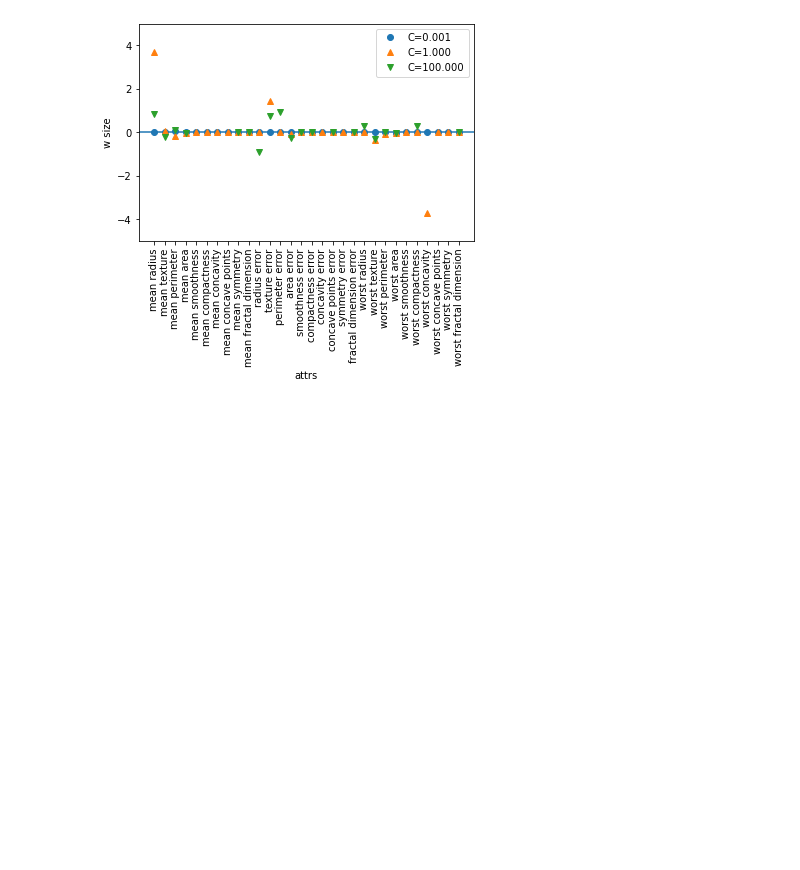
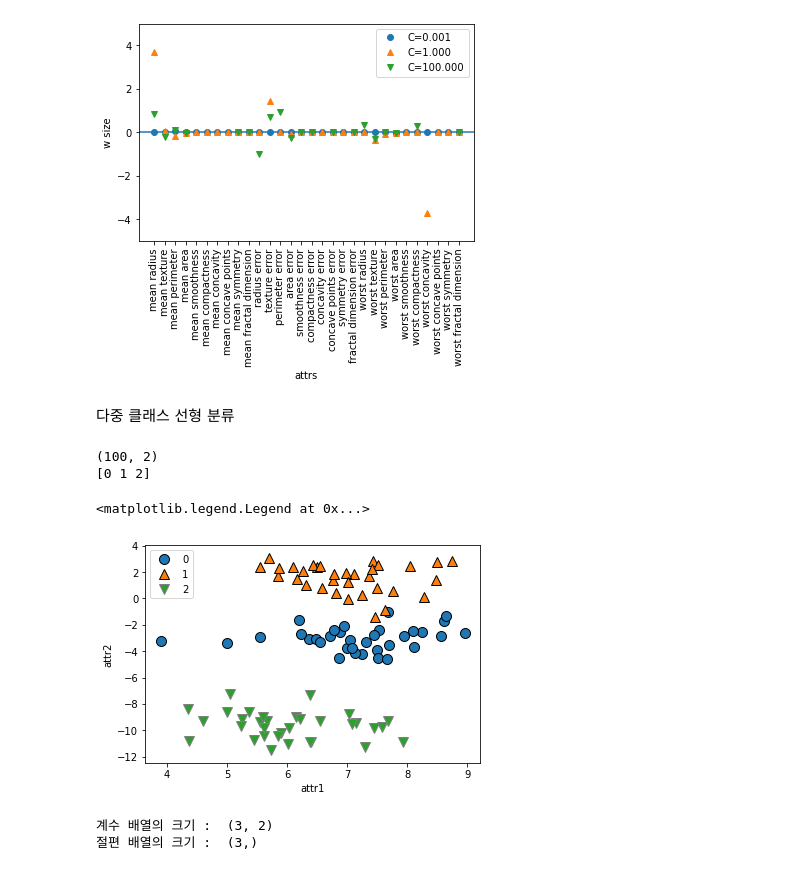
Before and after one commit to newoong/machine_learning, a Jupyter notebook: 지도학습알고리즘-linear model.ipynb, the cells around one changed output. Drawn from its saved outputs; the diff is of its cells as text; code cells hidden in the pictures; blank space fills up the shorter version.

```diff
--- a/지도학습알고리즘-linear model.ipynb
+++ b/지도학습알고리즘-linear model.ipynb
@@ -239,3 +239,27 @@ C=100.000 인 l1 로지스틱 회귀 훈련 정확도 : 0.99
 C=100.000 인 l1 로지스틱 회귀 테스트 정확도 : 0.98
 <matplotlib.legend.Legend at 0x...>
 [figure]
+# %% [markdown]
+다중 클래스 선형 분류
+# %%
+from sklearn.datasets import make_blobs
+X,y=make_blobs()
+print(X.shape)
+print(np.unique(y)) #3 classes
+mglearn.discrete_scatter(X[:,0],X[:,1],y)
+plt.xlabel('attr1')
+plt.ylabel('attr2')
+plt.legend(loc='best')
+# %% [output]
+(100, 2)
+[0 1 2]
+<matplotlib.legend.Legend at 0x...>
+[figure, added]
+# %%
+linear_svm=LinearSVC(max_iter=5000).fit(X,y)
+print('계수 배열의 크기 : ',linear_svm.coef_.shape)
+print('절편 배열의 크기 : ',linear_svm.intercept_.shape)
+#(3,2) -> 3은 3개의 클래스 2는 2개의 특성
+# %% [output]
+계수 배열의 크기 :  (3, 2)
+절편 배열의 크기 :  (3,)
```
Also changed, not shown: parts of 5 cells of this notebook.
